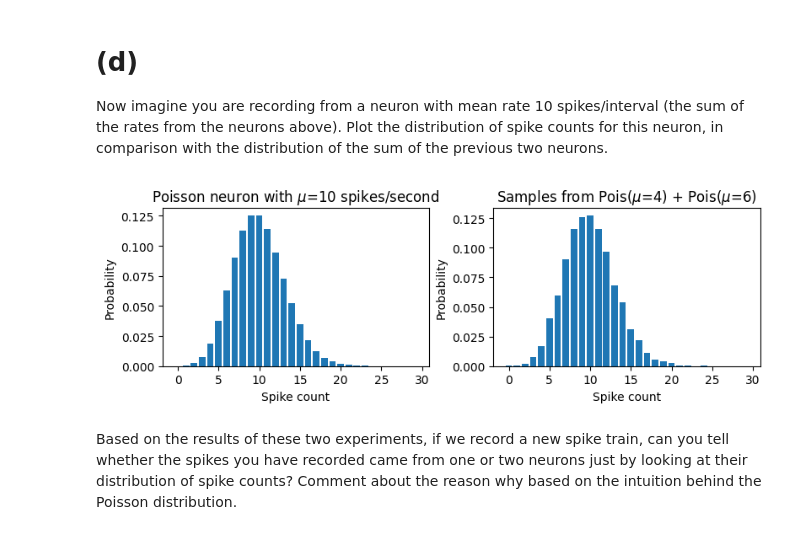
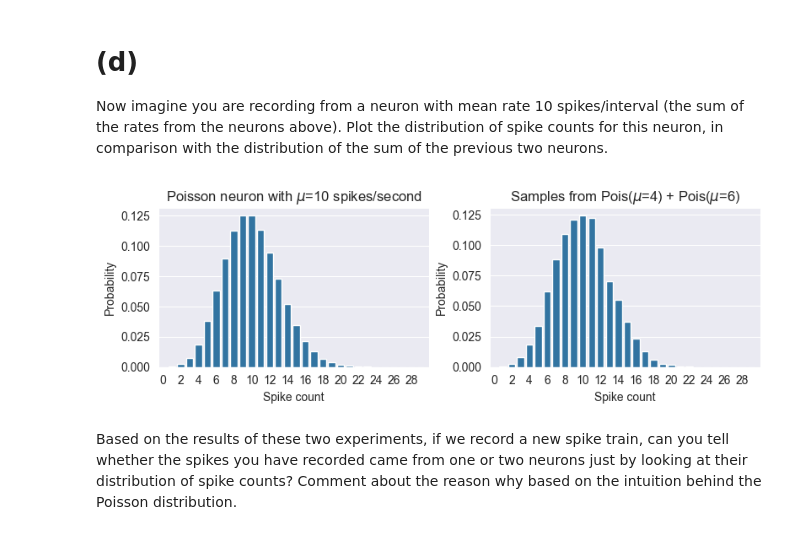
Before and after one commit to lukearend/math-tools, a Jupyter notebook: homework/hw4/HW4_Q2_Arend.ipynb, the cells around one changed output. Drawn from its saved outputs; the diff is of its cells as text; code cells hidden in the pictures.

```diff
--- a/homework/hw4/HW4_Q2_Arend.ipynb
+++ b/homework/hw4/HW4_Q2_Arend.ipynb
@@ -5,6 +5,7 @@ import math
 import numpy as np
 import seaborn as sns
 from matplotlib import pyplot as plt
+sns.set_style('darkgrid')
 # %% [markdown]
 The Poisson distribution is commonly used to model neural spike counts:
 
@@ -155,25 +157,27 @@ neuron, in comparison with the distribution of the sum of the previous two neuro
 # %%
 nbins = 30
 poisson_c = poisson_pdf(n=nbins, mu=10)
 fig, axs = plt.subplots(1, 2, figsize=(8, 3))
 plt.suptitle('')
 plt.sca(axs[0])
 x = np.arange(len(poisson_c))
-plt.bar(x, poisson_c)
+sns.barplot(x=x, y=poisson_c)
+plt.xticks(np.arange(0, 31, 2))
 plt.title('Poisson neuron with $\mu$=10 spikes/second')
 plt.ylabel('Probability')
 plt.xlabel('Spike count')
 plt.sca(axs[1])
 x = np.arange(nbins)
 y = [np.sum(X_c == i) for i in range(nbins)]
 y /= np.sum(y)
-plt.bar(x, y)
+sns.barplot(x=x, y=y)
+plt.xticks(np.arange(0, 31, 2))
 plt.title('Samples from Pois($\mu$=4) + Pois($\mu$=6)')
 plt.ylabel('Probability')
 plt.xlabel('Spike count')
 plt.tight_layout()
 # %% [output]
-[figure, old version]
+[figure, new version]
 # %% [markdown]
 Based on the results of these two experiments, if we record a new spike train, can you
 tell whether the spikes you have recorded came from one or two neurons just by looking
```
Also changed, not shown: parts of 5 cells of this notebook, 5 other files.
